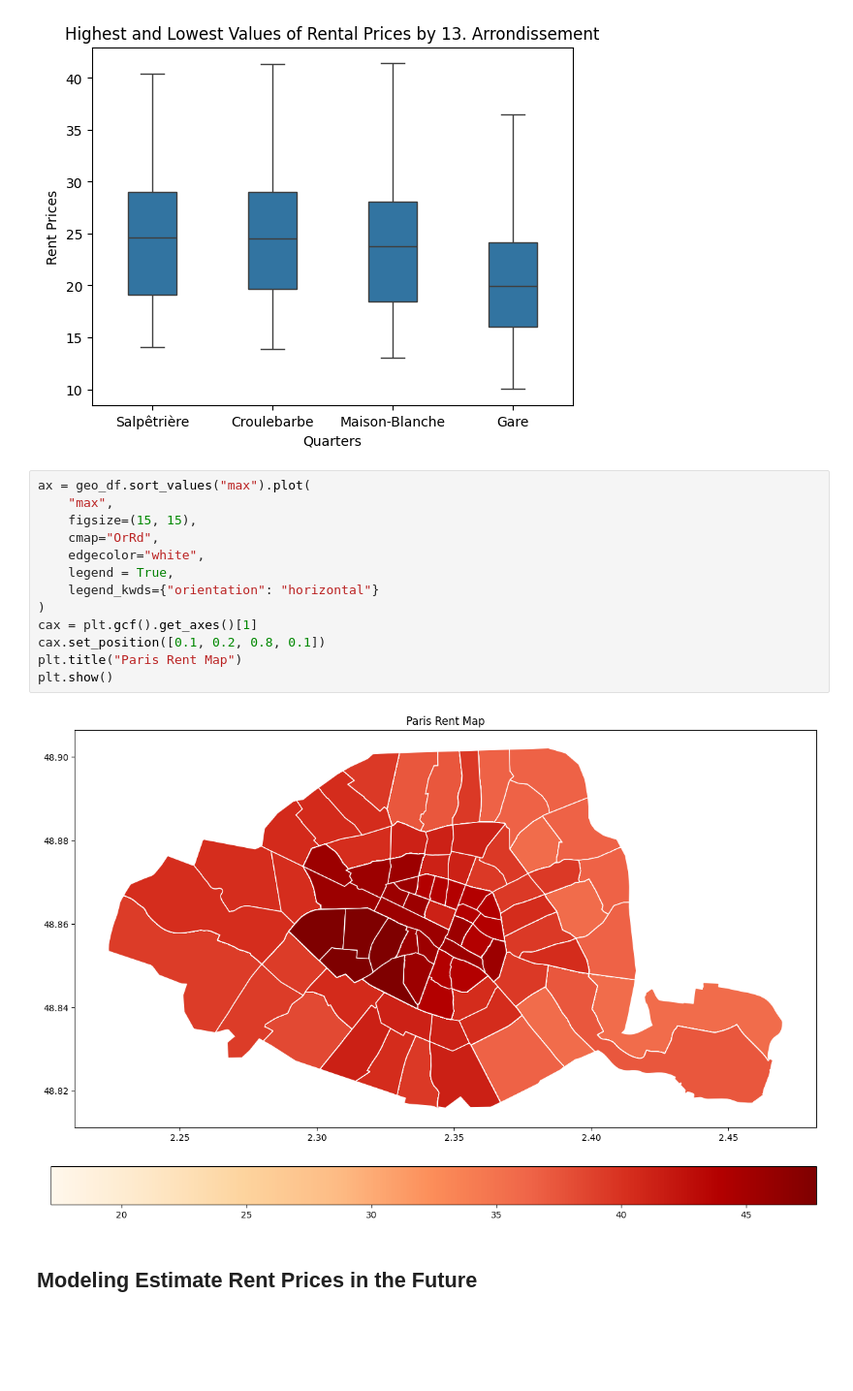
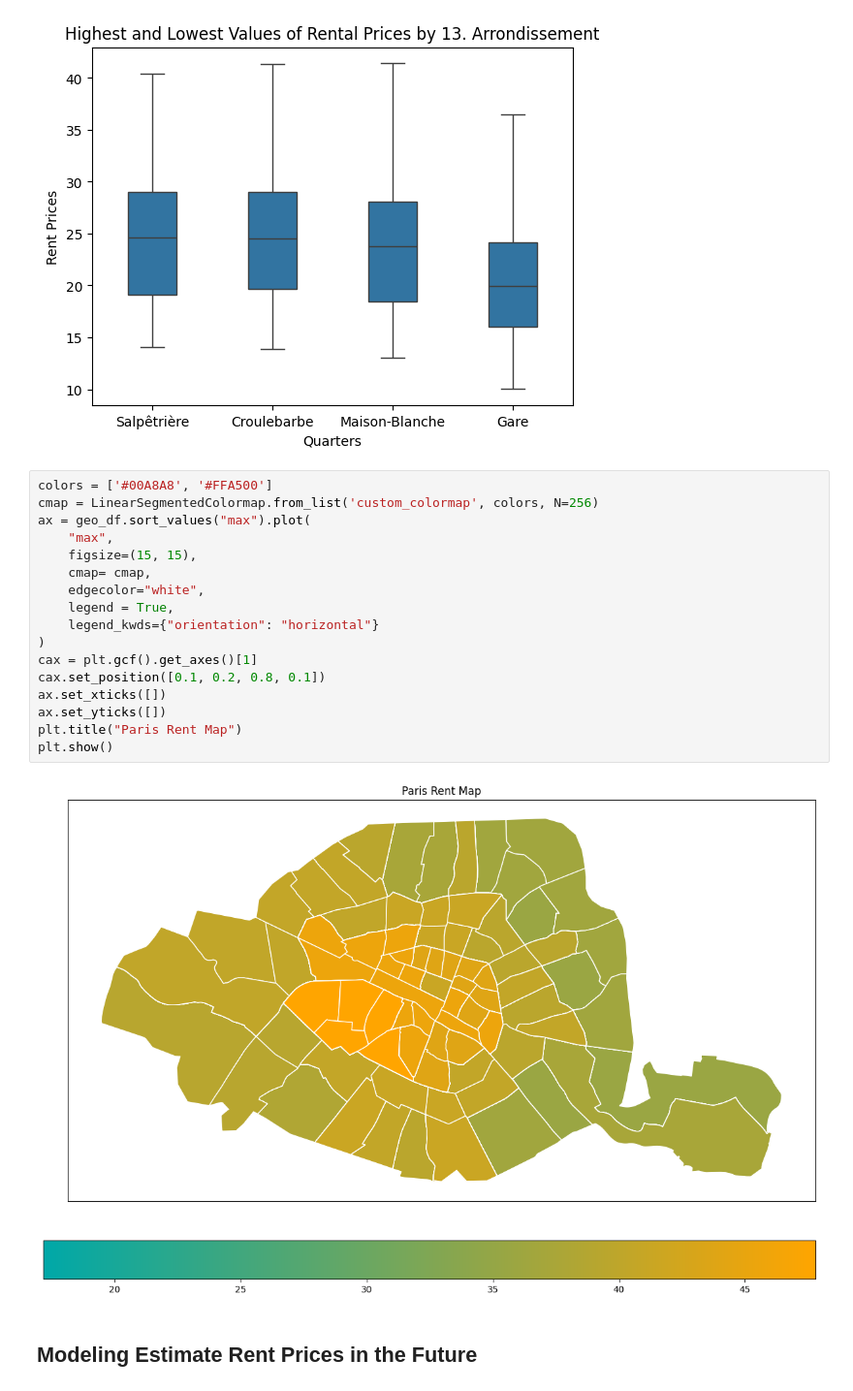
Before and after one commit to mehmetbuyukgumus/House-Rent-Control-in-Paris, a Jupyter notebook: analysis/analysis.ipynb, the cells around one changed output. Shown at 97% size. Cells and saved outputs as stored; diff of their text form; blank space fills up the shorter version.

```diff
--- a/analysis/analysis.ipynb
+++ b/analysis/analysis.ipynb
@@ -219,20 +222,24 @@ plt.show()
 # %% [output]
 [figure]
 # %%
+colors = ['#00A8A8', '#FFA500']
+cmap = LinearSegmentedColormap.from_list('custom_colormap', colors, N=256)
 ax = geo_df.sort_values("max").plot(
     "max",
     figsize=(15, 15),
-    cmap="OrRd",
+    cmap= cmap,
     edgecolor="white",
     legend = True,
     legend_kwds={"orientation": "horizontal"}
 )
 cax = plt.gcf().get_axes()[1]
 cax.set_position([0.1, 0.2, 0.8, 0.1])
+ax.set_xticks([])
+ax.set_yticks([])
 plt.title("Paris Rent Map")
 plt.show()
 # %% [output]
-[figure, old version]
+[figure, new version]
 # %% [markdown]
 ## Modeling Estimate Rent Prices in the Future
 # %%
```
Also changed, not shown: parts of 4 cells of this notebook, 1 other file.
